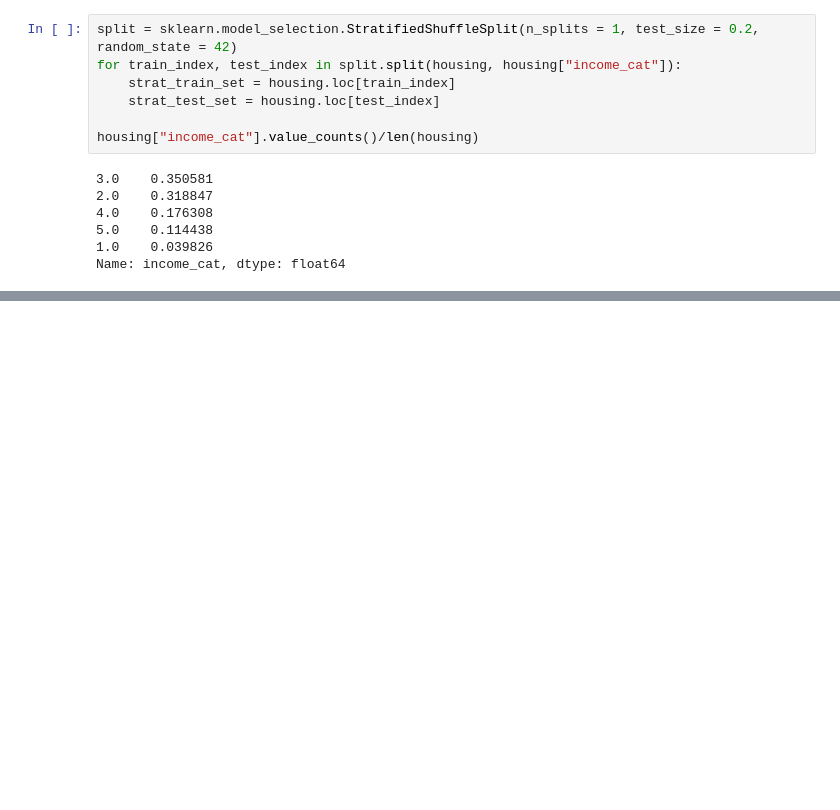
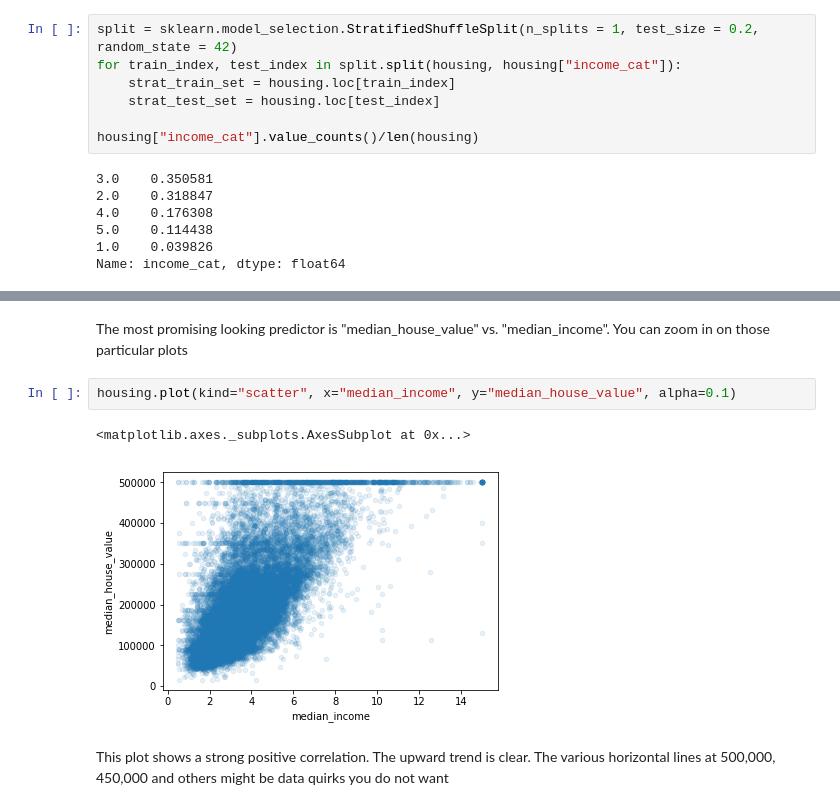
Before and after one commit to ptracton/MachineLearning, a Jupyter notebook: ORA_HandsOnMachineLearning/Chapter02/Chapter02.ipynb, the cells around one changed output, grey strips where cells are left out. Drawn from its saved outputs; the diff is of its cells as text; blank space fills up the shorter version.

```diff
--- a/ORA_HandsOnMachineLearning/Chapter02/Chapter02.ipynb
+++ b/ORA_HandsOnMachineLearning/Chapter02/Chapter02.ipynb
@@ -220,0 +284,9 @@ Name: income_cat, dtype: float64
+# %% [markdown]
+The most promising looking predictor is "median_house_value" vs. "median_income".  You can zoom in on those particular plots
+# %%
+housing.plot(kind="scatter", x="median_income", y="median_house_value", alpha=0.1)
+# %% [output]
+<matplotlib.axes._subplots.AxesSubplot at 0x...>
+[figure, added]
+# %% [markdown]
+This plot shows a strong positive correlation.  The upward trend is clear.  The various horizontal lines at 500,000, 450,000 and others might be data quirks you do not want
```
Also changed, not shown: parts of 19 cells of this notebook.
